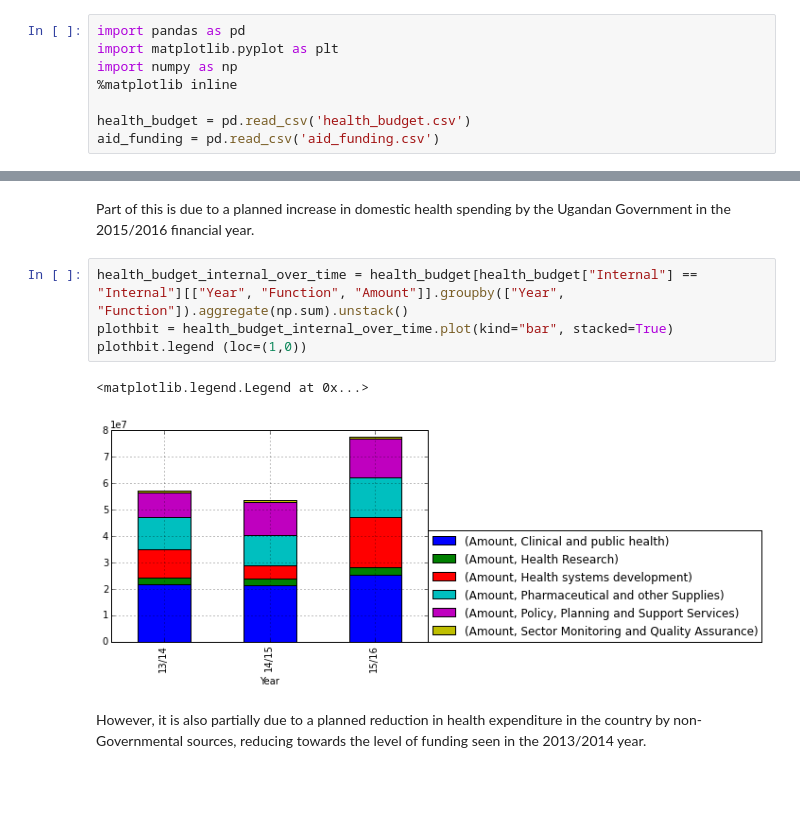
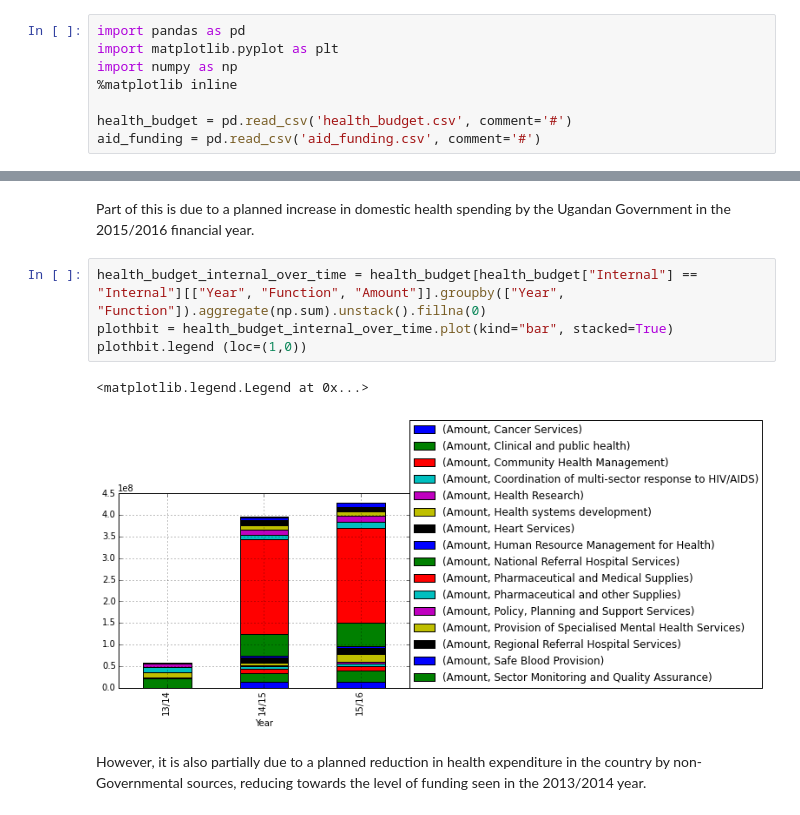
Before and after one commit to forsakendaemon/uganda, a Jupyter notebook: Uganda Health Financing.ipynb, the cells around one changed output, grey strips where cells are left out. Drawn from its saved outputs; the diff is of its cells as text; blank space fills up the shorter version.

```diff
--- a/Uganda Health Financing.ipynb
+++ b/Uganda Health Financing.ipynb
@@ -6,8 +6,8 @@ import matplotlib.pyplot as plt
 import numpy as np
 %matplotlib inline
 
-health_budget = pd.read_csv('health_budget.csv')
-aid_funding = pd.read_csv('aid_funding.csv')
+health_budget = pd.read_csv('health_budget.csv', comment='#')
+aid_funding = pd.read_csv('aid_funding.csv', comment='#')
 # %% [markdown]
 Uganda's health system is primarily funded from two sources: The Government of Uganda, and external donors.
 
@@ -74,12 +85,12 @@ array([<matplotlib.axes._subplots.AxesSubplot object at 0x...>,
 # %% [markdown]
 Part of this is due to a planned increase in domestic health spending by the Ugandan Government in the 2015/2016 financial year.
 # %%
-health_budget_internal_over_time = health_budget[health_budget["Internal"] == "Internal"][["Year", "Function", "Amount"]].groupby(["Year", "Function"]).aggregate(np.sum).unstack()
+health_budget_internal_over_time = health_budget[health_budget["Internal"] == "Internal"][["Year", "Function", "Amount"]].groupby(["Year", "Function"]).aggregate(np.sum).unstack().fillna(0)
 plothbit = health_budget_internal_over_time.plot(kind="bar", stacked=True)
 plothbit.legend (loc=(1,0))
 # %% [output]
 <matplotlib.legend.Legend at 0x...>
-[figure, old version]
+[figure, new version]
 # %% [markdown]
 However, it is also partially due to a planned reduction in health expenditure in the country by non-Governmental sources, reducing towards the level of funding seen in the 2013/2014 year.
 # %%
```
Also changed, not shown: parts of 4 cells of this notebook, 4 other files.
